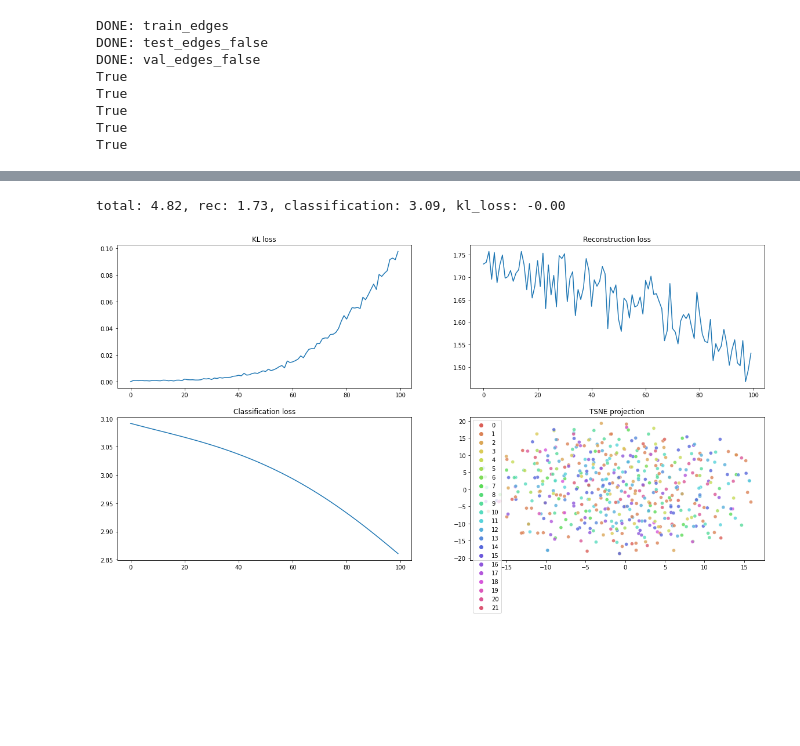
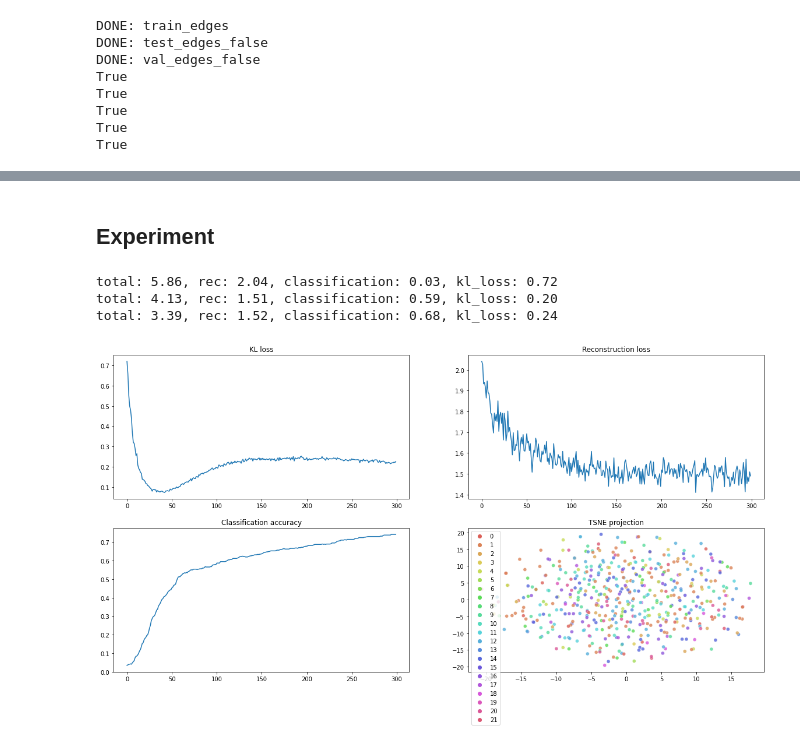
Before and after one commit to EdoardoPona/GVAE, a Jupyter notebook: train.ipynb, the cells around one changed output, grey strips where cells are left out. Drawn from its saved outputs; the diff is of its cells as text; code cells hidden in the pictures; blank space fills up the shorter version.

```diff
--- a/train.ipynb
+++ b/train.ipynb
@@ -125,3 +137,5 @@ def train_step(adj_normalized, features, adj_label, norm, pos_weight, experiment
+# %% [markdown]
+## Experiment
 # %%
 ## Initializes experiment
 
@@ -158,52 +184,83 @@ elif experiment_params['model'] == 'GM_VGAE':
                     hidden=experiment_params['hidden'],
                     dropout=experiment_params['dropout'])
 # %%
-## Training loop
+#@title Training loop
 
 e = 0
 for adj_norm, features, label in dataset:
-  train_step(adj_norm, features, label, norm, pos_weight, experiment_params, class_targets=target)
-  if e % 100 == 0:
-    print('total: {:.2f}, rec: {:.2f}, classification: {:.2f}, kl_loss: {:.2f}'.format(
-        LOSSES[-1], RECONSTRUCTION[-1], CLASSIFICATION_LOSSES[-1], KL_LOSSES[-1]))
-  e +=1
+    train_step(adj_norm, features,
+               label, norm, pos_weight,
+               experiment_params, aux_targets=aux_targets)
+
+    if e % 100 == 0:
+        if experiment_params['auxiliary_prediction_task']:
+            print(
+                'total: {:.2f}, rec: {:.2f}, classification: {:.2f}, kl_loss: {:.2f}'.format(
+                LOSSES[-1], RECONSTRUCTION[-1], CLASSIFICATION_ACCURACIES[-1], KL_LOSSES[-1]))
+        else:
+            print('total: {:.2f}, rec: {:.2f}, kl_loss: {:.2f}'.format(
+                LOSSES[-1], RECONSTRUCTION[-1], KL_LOSSES[-1]))
+    e +=1
 # %% [output]
-total: 4.82, rec: 1.73, classification: 3.09, kl_loss: -0.00
+total: 5.86, rec: 2.04, classification: 0.03, kl_loss: 0.72
+total: 4.13, rec: 1.51, classification: 0.59, kl_loss: 0.20
+total: 3.39, rec: 1.52, classification: 0.68, kl_loss: 0.24
 # %%
-#@title Diagnosis plots - losses seem to be working as inteded but TSNE still doesn't not show expected class clustering
+#@title Diagnosis plots -
+#@markdown losses seem to be working as inteded but TSNE still doesn't not show
+#@markdown expected class clustering
+
 import matplotlib.pyplot as plt
 import seaborn as sns
 from sklearn.manifold import TSNE
+import numpy as np
 
-Q = model.Q
-z = tf.squeeze(Q.sample(1))
+
+if experiment_params['model'] == 'GM_VGAE':
+    Q = model.Q
+    z = tf.squeeze(Q.sample(1))
+else:
+    # z = model.
+    print('nothing')
+
 z_proj = TSNE(n_components=2).fit_transform(z)
+
 
 fig, axs = plt.subplots(2, 2, figsize=(20, 10))
 axs = axs.flatten()
 
 axs[0].plot(KL_LOSSES)
 axs[0].set_title('KL loss')
 
 axs[1].plot(RECONSTRUCTION)
 axs[1].set_title('Reconstruction loss')
 
-axs[2].plot(CLASSIFICATION_LOSSES)
-axs[2].set_title('Classification loss')
+if experiment_params['auxiliary_prediction_task']:
+    # axs[2].plot(CLASSIFICATION_LOSSES)
+    # axs[2].set_title('Classification loss')
 
+    axs[2].plot(CLASSIFICATION_ACCURACIES)
+    axs[2].set_title('Classification accuracy')
 
 if 'z_proj' in locals():
-  sns.scatterplot(
-      x=z_proj[:, 0], y=z_proj[:, 1],
-      palette=sns.color_palette("hls", target.shape[1]),
-      hue=np.where(target==1)[1],
-      legend='full',
-      alpha=0.8,
-      ax=axs[3]
-  )
-
-  axs[3].set_title('TSNE projection')
+    if experiment_params['auxiliary_prediction_task']:
+        sns.scatterplot(
+            x=z_proj[:, 0], y=z_proj[:, 1],
+            palette=sns.color_palette("hls", aux_targets.shape[1]),
+            hue=np.where(aux_targets==1)[1],
+            legend='full',
+            alpha=0.8,
+            ax=axs[3]
+        )
+    else:
+        sns.scatterplot(
+            x=z_proj[:, 0], y=z_proj[:, 1],
+            legend='full',
+            alpha=0.8,
+            ax=axs[3]
+        )
+    axs[3].set_title('TSNE projection')
 # %% [output]
-[figure, old version]
+[figure, new version]
 # %%
 # saves model
```
Also changed, not shown: parts of 10 cells of this notebook, 1 other file.
